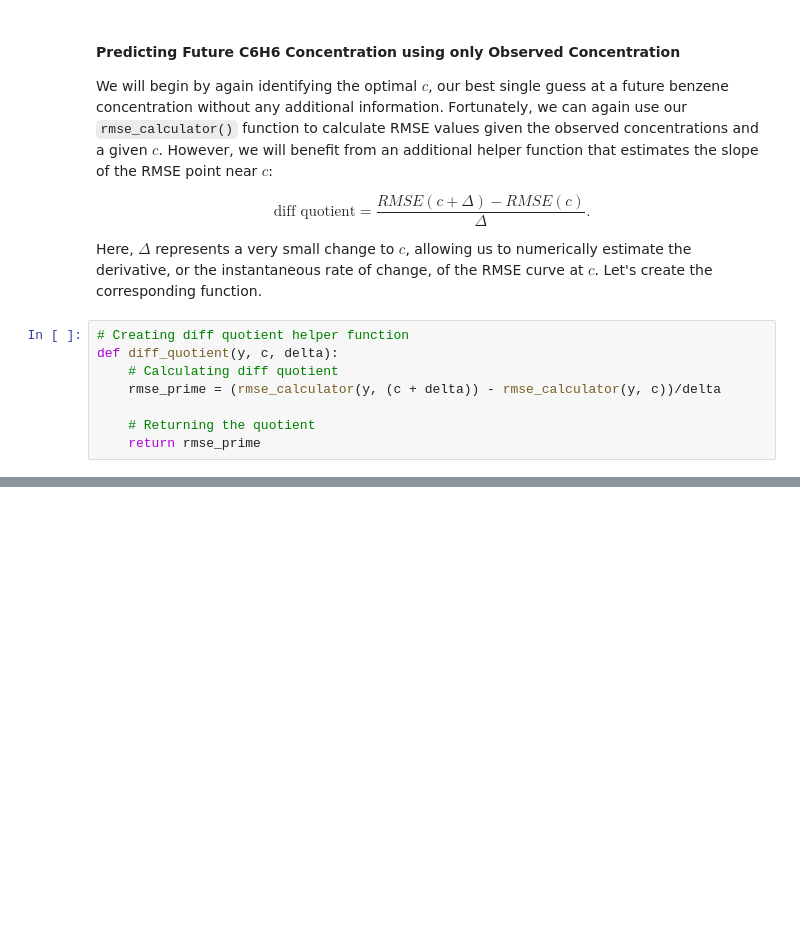
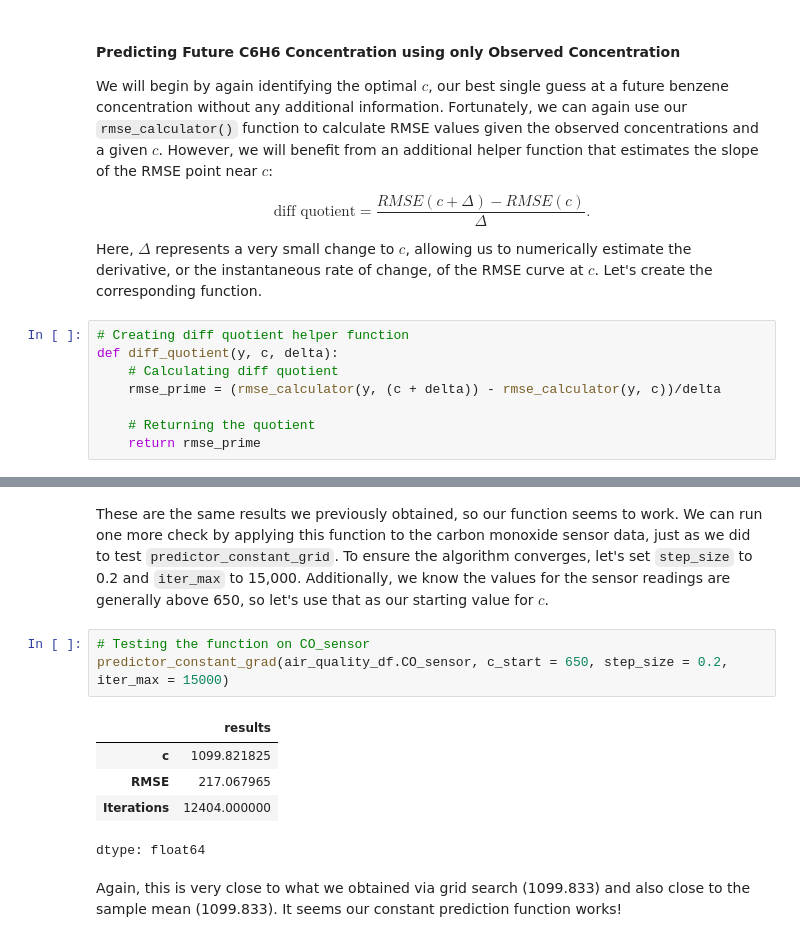
Before and after one commit to jccrews256/ST-554-Project1-Template, a Jupyter notebook: Task1/Task_1.ipynb, the cells around one changed output, grey strips where cells are left out. Cells and saved outputs as stored; diff of their text form; blank space fills up the shorter version.

```diff
--- a/Task1/Task_1.ipynb
+++ b/Task1/Task_1.ipynb
@@ -542,0 +661,13 @@ Finally, we need to determine what we mean by a negligible change in model perfo
+# %% [markdown]
+These are the same results we previously obtained, so our function seems to work. We can run one more check by applying this function to the carbon monoxide sensor data, just as we did to test `predictor_constant_grid`. To ensure the algorithm converges, let's set `step_size` to 0.2 and `iter_max` to 15,000. Additionally, we know the values for the sensor readings are generally above 650, so let's use that as our starting value for $c$.
+# %%
+# Testing the function on CO_sensor
+predictor_constant_grad(air_quality_df.CO_sensor, c_start = 650, step_size = 0.2, iter_max = 15000)
+# %% [output]
+|  | results |
+| c | 1099.821825 |
+| RMSE | 217.067965 |
+| Iterations | 12404.000000 |
+dtype: float64
+# %% [markdown]
+Again, this is very close to what we obtained via grid search (1099.833) and also close to the sample mean (1099.833). It seems our constant prediction function works!
```
Also changed, not shown: parts of 23 cells of this notebook.
